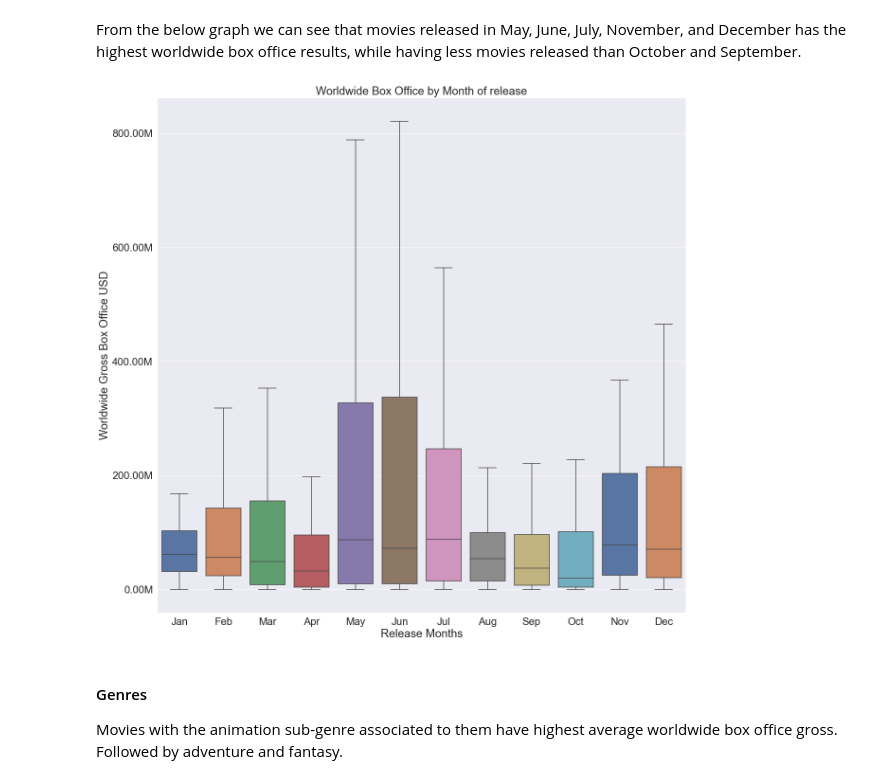
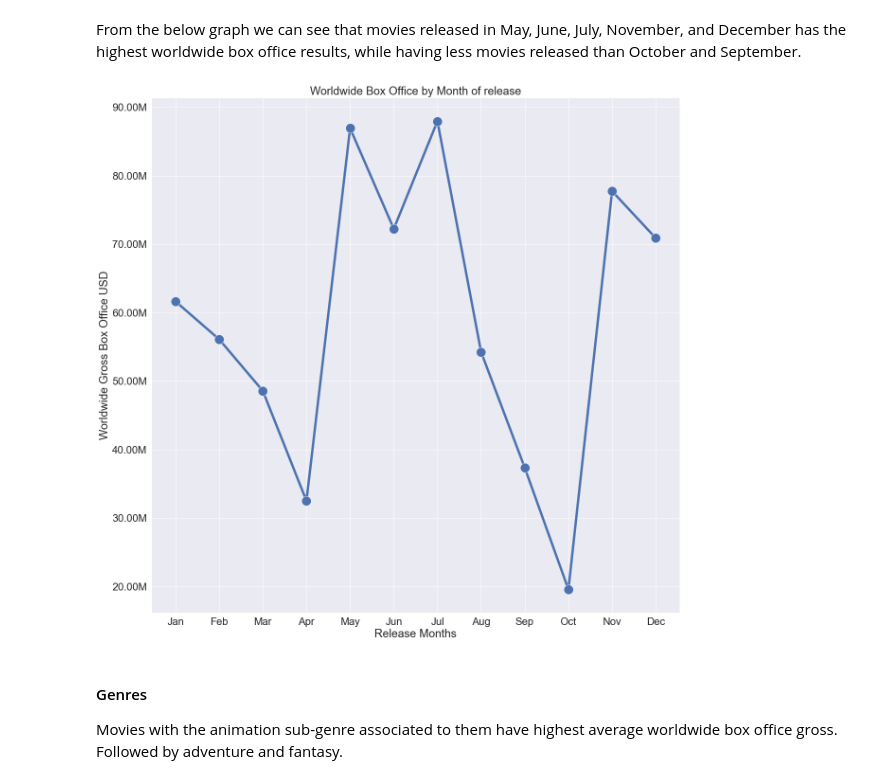
Before and after one commit to whyyoutoo/Microsoft-Movie_analysis-Project, a Jupyter notebook: Microsoft-Movie-Analysis.ipynb, the cells around one changed output. Cells and saved outputs as stored; diff of their text form; code cells hidden in the pictures.

```diff
--- a/Microsoft-Movie-Analysis.ipynb
+++ b/Microsoft-Movie-Analysis.ipynb
@@ -358,40 +360,38 @@ plt.show()
 # %% [markdown]
 From the below graph we can see that movies released in May, June, July, November, and December has the highest worldwide box office results, while having less movies released than October and September.
+# %%
+# sorting months by order
+order_list = ['Jan', 'Feb', 'Mar', 'Apr', 'May', 'Jun', 'Jul',\
+              'Aug', 'Sep', 'Oct', 'Nov', 'Dec']
+df['month'] = pd.Categorical(df['month'], categories = order_list, ordered = True)
 # %%
 # Using seaborn boxplot to show distribution of
 # worldwide gross of movies released by months
-order_list = \
-['Jan', 'Feb', 'Mar', 'Apr', 'May', 'Jun', 'Jul',\
- 'Aug', 'Sep', 'Oct', 'Nov', 'Dec']
 sns.set_style('darkgrid')
 sns.set(font_scale = 2)
 plt.figure(figsize = (20,20))
-ax = sns.boxplot(x = 'month', y = 'worldwide_gross', data = df,\
-                 palette = 'deep', showfliers = False, order = order_list)
-
+ax = sns.lineplot(x = 'month', y = 'worldwide_gross', estimator = np.median, \
+                 data = df, ci = None, marker = 'o', linewidth = 5, markersize = 20)
 # edit for presentation purpose
-#ax = sns.boxplot(x = 'month', y = 'worldwide_gross', data = df, \
-#                showfliers = False, order = order_list,\
-#                whiskerprops = {'color': '#f7e7c6'}, \
-#                capprops = {'color': '#f7e7c6'})
-
+#ax = sns.lineplot(x = 'month', y = 'worldwide_gross', estimator = np.median, \
+#                 data = df, ci = None, marker = 'o', linewidth = 5, markersize = 20, color = '#f7e7c6')
 ax.set_title('Worldwide Box Office by Month of release')
 ax.set(xlabel = 'Release Months', ylabel = 'Worldwide Gross Box Office USD')
 ax.yaxis.set_major_formatter\
 (ticker.FuncFormatter(lambda x, pos: '{:,.2f}'.format(x/1000000) + 'M'))
 
 # change transparency and label/tick colors for presentation
 #ax.set_title('Worldwide Box Office by Month of release', color = 'white')
 #ax.xaxis.label.set_color('white')
 #ax.yaxis.label.set_color('white')
 #ax.tick_params(colors = 'white', which = 'both')
 #plt.savefig('images/movie_month_gross.png', transparent = True)
 
 # save image
 #plt.savefig('images/movie_month_gross.png')
 plt.show()
 # %% [output]
-[figure, old version]
+[figure, new version]
 # %% [markdown]
 #### Genres
 
```
Also changed, not shown: parts of 8 cells of this notebook.
